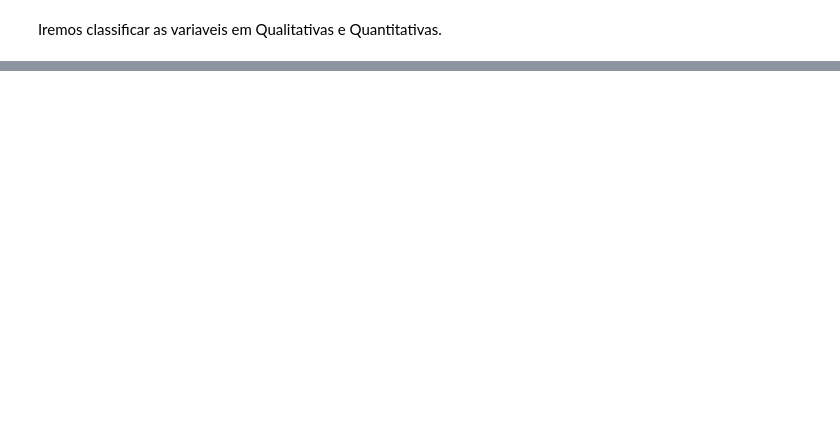
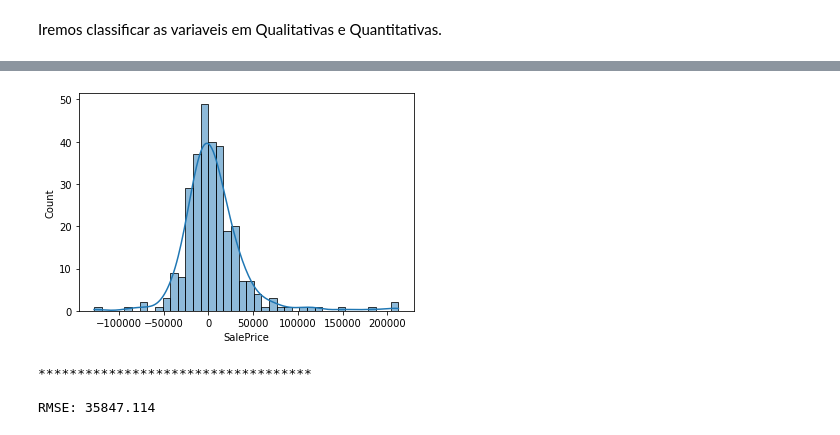
Before and after one commit to maycmesquia/Houses_Kaggle, a Jupyter notebook: Houses_vf.ipynb, the cells around one changed output, grey strips where cells are left out. Saved outputs shown, nothing was run; the diff lists cells and outputs as text; code cells hidden in the pictures; blank space fills up the shorter version.

```diff
--- a/Houses_vf.ipynb
+++ b/Houses_vf.ipynb
@@ -81,0 +351,6 @@ Caso nenhum dos pressupostos existir devemos utilizar Pearson, distribuição No
+# %%
+train.drop(train[(train['GrLivArea']>4000)].index, inplace=True)  # Retiramos 4
+train.drop(train[(train['GarageCars']>3) & (train['SalePrice']<300000)].index, inplace=True)    # Retiramos 5
+train.drop(train[(train['GarageArea']>1200) & (train['SalePrice']<300000)].index, inplace=True) # Retiramos 2
+train.drop(train[(train['GarageArea']>750) & (train['SalePrice']>700000)].index, inplace=True)  # Retiramos 2
+train.drop(train[(train['1stFlrSF']>2000) & (train['SalePrice']>700000)].index, inplace=True)   # Retiramos 2
@@ -81,0 +377,2 @@ Caso nenhum dos pressupostos existir devemos utilizar Pearson, distribuição No
+# %%
+train.drop(train[(train['GarageType']==4)].index, inplace=True)  # Retiramos 5
@@ -81,0 +463,5 @@ Caso nenhum dos pressupostos existir devemos utilizar Pearson, distribuição No
+# %%
+variaveis = ['FullBath', 'GarageCond', 'TotRmsAbvGrd', 'YearBuilt', 'Fireplaces',
+             'OpenPorchSF', 'MSZoning', 'WoodDeckSF', 'BsmtQual', '1stFlrSF', 'SaleCondition',
+             'LotFrontage', 'KitchenQual', 'ExterQual', 'TotalBsmtSF', 'GarageArea', 'MasVnrArea',
+             'BsmtFinSF1', 'OverallQual', 'LotArea', 'GrLivArea']
@@ -81,0 +470,63 @@ Caso nenhum dos pressupostos existir devemos utilizar Pearson, distribuição No
+# %%
+y_train = train['SalePrice']
+X_test = test[variaveis]
+X_train = train[variaveis]
+# %%
+erro_lista = []
+rmse_lista = []
+rs = ShuffleSplit(n_splits=50, test_size=.20)
+
+
+for treino_idx, valid_idx in rs.split(X_train):
+    X_treino, X_valid = X_train.iloc[treino_idx], X_train.iloc[valid_idx]
+    y_treino, y_valid = y_train.iloc[treino_idx], y_train.iloc[valid_idx]
+
+    modelo = LinearRegression()
+    modelo.fit(X_treino, y_treino)
+
+    y_previsao = modelo.predict(X_valid)
+
+    erro = round(np.mean(y_valid - y_previsao),3)
+    erro_lista.append(erro)
+    rmse = round(np.sqrt(metrics.mean_squared_error(y_valid, y_previsao)),3)
+    rmse_lista.append(rmse)
+    print(f'RMSE: {rmse}, Média do Erro: {erro}')
+
+print('\n***********************************\n')
+
+print('RMSE geral: ',np.mean(rmse_lista))
+print('Erro geral: ',np.mean(erro_lista))
+
+print('\n***********************************\n')
+# Modelo Geral para consolidação das metricas
+
+X_treino, X_valid, y_treino, y_valid = train_test_split(X_train, y_train, test_size=0.2)
+
+modelo = LinearRegression()
+modelo.fit(X_treino, y_treino)
+
+y_previsao = modelo.predict(X_valid)
+
+erro = round(np.mean(y_valid - y_previsao),3)
+rmse = round(np.sqrt(metrics.mean_squared_error(y_valid, y_previsao)),3)
+
+print(f'\n Média do erro: {erro} \n')
+
+sns.histplot(y_valid-y_previsao, kde=True)
+plt.show()
+
+print('\n***********************************\n')
+
+print(f'RMSE: {rmse}')
+
+sns.scatterplot(x=y_previsao, y=y_valid)
+plt.show()
+
+print('R^2:', metrics.r2_score(y_valid, y_previsao))
+print('MAE:', metrics.mean_absolute_error(y_valid, y_previsao))
+print('MSE:', metrics.mean_squared_error(y_valid, y_previsao))
+print('RMSE:', np.sqrt(metrics.mean_squared_error(y_valid, y_previsao)))
+
+print("Intercepto:", modelo.intercept_)
+print("Coeficientes angulares:", modelo.coef_)
+# %% [output]
@@ -81,0 +550,4 @@ Caso nenhum dos pressupostos existir devemos utilizar Pearson, distribuição No
+[figure, added]
+***********************************
+
+RMSE: 35847.114
```
Also changed, not shown: parts of 36 cells of this notebook.
